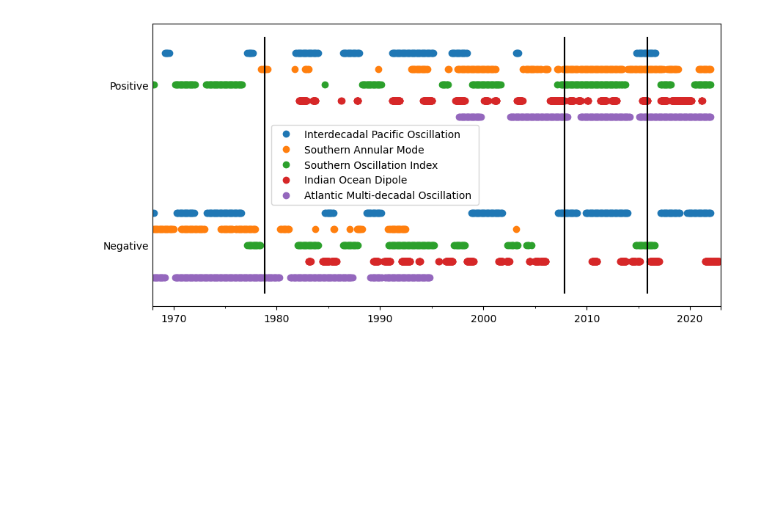
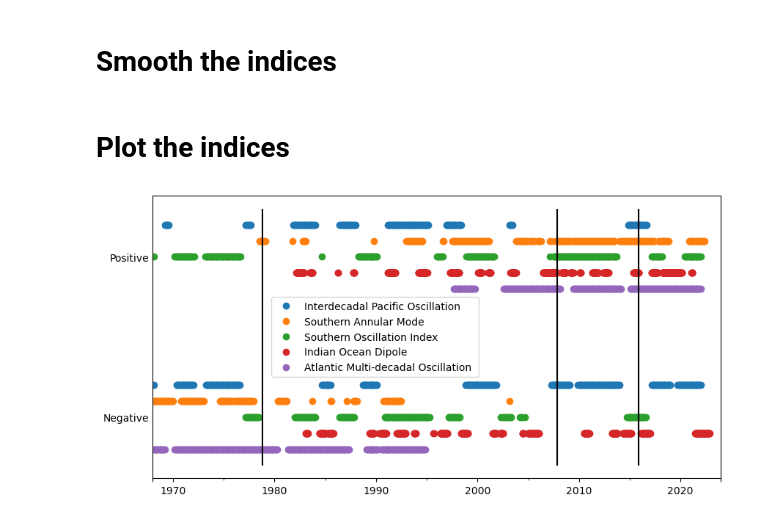
Before and after one commit to edoddridge/2023-sea-ice-regime, a Jupyter notebook: climate-indices-plot.ipynb, the cells around one changed output. Saved outputs shown, nothing was run; the diff lists cells and outputs as text; code cells hidden in the pictures; blank space fills up the shorter version.

Commit message:
Update climate indices plot
Automatically scrape latest data
Automate the massaging of the index for each time series
Produce the plot

```diff
--- a/climate-indices-plot.ipynb
+++ b/climate-indices-plot.ipynb
@@ -63,25 +89,28 @@ soi = soi.rename(columns={'value':'Southern Oscillation Index'})
+# %%
+fname_amo = pooch.retrieve(
+    url="https://psl.noaa.gov/data/correlation/amon.us.long.data",
+    known_hash=None,
+)
 # %%
-# AMO
-# downloaded from https://psl.noaa.gov/data/timeseries/AMO/
 
 #unsmoothed
-amo = pd.read_csv('climate-indices/amon.us.long.txt', nrows=167, delim_whitespace=True)
-
+amo = pd.read_csv(fname_amo, skiprows=1, nrows=167, delim_whitespace=True, names=column_names)
+amo
 amo = pd.melt(amo, id_vars=['Year'], var_name=['Month'])
 amo['Date'] = pd.to_datetime(amo['Year'].astype(str) + '-' + amo['Month'].astype(str))
 amo = amo.sort_values(by=['Date']).drop(columns=['Month', 'Year']).reset_index(drop=['index'])
 amo = amo.set_index('Date')
 amo = amo.rename(columns={'value':'Atlantic Multi-decadal Oscillation '})
 
-# smoothed
-amo_smoothed = pd.read_csv('climate-indices/amon.sm.long.txt', nrows=167, delim_whitespace=True)
+# # smoothed
+# amo_smoothed = pd.read_csv('climate-indices/amon.sm.long.txt', nrows=167, delim_whitespace=True)
 
-amo_smoothed = pd.melt(amo_smoothed, id_vars=['Year'], var_name=['Month'])
-amo_smoothed['Date'] = pd.to_datetime(amo_smoothed['Year'].astype(str) + '-' + amo_smoothed['Month'].astype(str))
-amo_smoothed = amo_smoothed.sort_values(by=['Date']).drop(columns=['Month', 'Year']).reset_index(drop=['index'])
-amo_smoothed = amo_smoothed.set_index('Date')
-amo_smoothed = amo_smoothed.rename(columns={'value':'AMO_smoothed'})
+# amo_smoothed = pd.melt(amo_smoothed, id_vars=['Year'], var_name=['Month'])
+# amo_smoothed['Date'] = pd.to_datetime(amo_smoothed['Year'].astype(str) + '-' + amo_smoothed['Month'].astype(str))
+# amo_smoothed = amo_smoothed.sort_values(by=['Date']).drop(columns=['Month', 'Year']).reset_index(drop=['index'])
+# amo_smoothed = amo_smoothed.set_index('Date')
+# amo_smoothed = amo_smoothed.rename(columns={'value':'AMO_smoothed'})
 
 
 
-amo_smoothed.drop(amo_smoothed[amo_smoothed['AMO_smoothed']< -90].index, inplace=True)
+# amo_smoothed.drop(amo_smoothed[amo_smoothed['AMO_smoothed']< -90].index, inplace=True)
@@ -88,5 +120,5 @@ amo_smoothed.drop(amo_smoothed[amo_smoothed['AMO_smoothed']< -90].index, inplace
 # %%
-# IOD
-# downloaded from  https://stateoftheocean.osmc.noaa.gov/sur/ind/dmi.php
-
-iod = xr.open_dataset('climate-indices/dmi.nc')
+fname_iod = pooch.retrieve(
+    url="https://stateoftheocean.osmc.noaa.gov/sur/data/dmi.nc",
+    known_hash=None,
+)
@@ -96,3 +125,10 @@ iod = iod.rename(columns={'DMI':'Indian Ocean Dipole'})
+# %%
+
+iod = xr.open_dataset(fname_iod)
+iod = iod.to_dataframe()
+iod = iod.rename(columns={'DMI':'Indian Ocean Dipole'})
+# %% [markdown]
+# Smooth the indices
 # %%
 # smooth the indices
 years_to_smooth = 2
@@ -117,32 +153,34 @@ sam = (np.sign(sam)*0.5 - 0.1)
 soi = (np.sign(soi)*0.5 - 0.2)
 iod = (np.sign(iod)*0.5 - 0.3)
 amo = (np.sign(amo)*0.5 - 0.4)
+# %% [markdown]
+# Plot the indices
 # %%
 
 plt.figure(figsize=(10,5))
 ax = plt.gca()
 
 ipo.plot(marker='o', linewidth=0, ax=ax)
 sam.plot(marker='o', linewidth=0, ax=ax)
 soi.plot(marker='o', linewidth=0, ax=ax)
 iod.plot(marker='o', linewidth=0, ax=ax)
 amo.plot(marker='o', linewidth=0, ax=ax)
 # amo_smoothed.plot(ax=ax)
 
 # ax.set_yticks(
 plt.yticks(ticks=[-0.7, 0.3], labels=['Negative', 'Positive'])
 ax.yaxis.set_tick_params(length=0)
 
-plt.xlim('1968', '2023')
+plt.xlim('1968', '2024')
 plt.xlabel('')
 # plt.hlines(0, '1970', '2023', color='k')
 
 plt.vlines(['1978-11', '2007-11', '2015-12'], -1, 0.6, color='k')
 
 plt.legend(loc='center left', bbox_to_anchor=(0.2, 0.5))
 
 plt.savefig('climate-indices.png', dpi=200, bbox_inches='tight')
 # plt.barh(2, np.timedelta64(1800, 'Y'),left='1995-01-01', height=0.2)
 # plt.barh(2, np.timedelta64(1800, 'Y'),left='1995-01-01', height=0.2)
 # %% [output]
-[figure, old version]
+[figure, new version]
```
Also changed, not shown: parts of 18 cells of this notebook, 1 other file.
